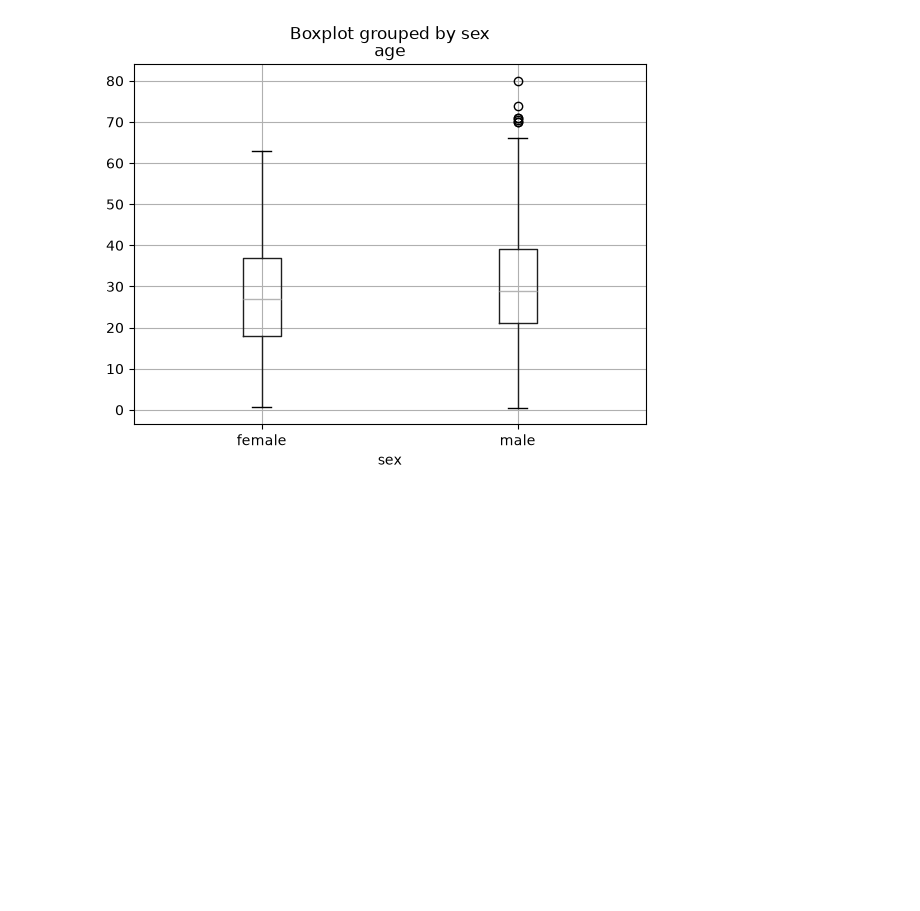
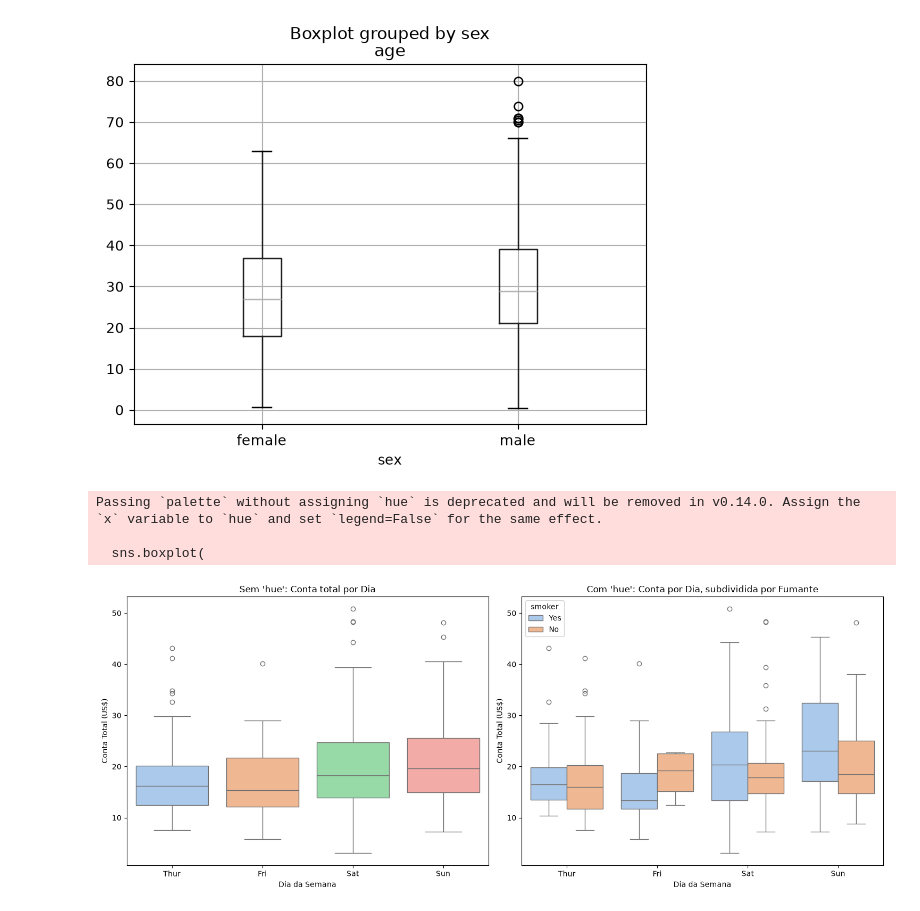
Before and after one commit to meloluvert/xmac02-analise-dados, a Jupyter notebook: estatistica-descritiva/Aula03-media-std-boxplot.ipynb, the cells around one changed output. Cells and saved outputs as stored; diff of their text form; code cells hidden in the pictures; blank space fills up the shorter version.

```diff
--- a/estatistica-descritiva/Aula03-media-std-boxplot.ipynb
+++ b/estatistica-descritiva/Aula03-media-std-boxplot.ipynb
@@ -212,3 +212,46 @@ dataset_titanic.boxplot(column='age', by= 'sex')
 plt.show()
 # %% [output]
 [figure]
+# %%
+#EXEMPLO DE BOX PLOT COM HUE
+# 1. Carrega o dataset de exemplo embutido no Seaborn
+df = sns.load_dataset("tips")
+
+# 2. Configura a área de plotagem para ter 2 gráficos lado a lado (1 linha, 2 colunas)
+fig, axes = plt.subplots(1, 2, figsize=(15, 6))
+
+# 3. Gráfico 1: SEM hue
+# Analisa a distribuição do valor da conta (total_bill) apenas por dia (day)
+sns.boxplot(
+    data=df,
+    x="day",
+    y="total_bill",
+    ax=axes[0],
+    palette="pastel"
+)
+axes[0].set_title("Sem 'hue': Conta total por Dia")
+axes[0].set_ylabel("Conta Total (US$)")
+axes[0].set_xlabel("Dia da Semana")
+
+# 4. Gráfico 2: COM hue
+# Analisa a conta por dia (day), mas subdivide cada dia entre Fumantes e Não Fumantes (smoker)
+sns.boxplot(
+    data=df,
+    x="day",
+    y="total_bill",
+    hue="smoker", # Adiciona a subdivisão
+    ax=axes[1],
+    palette="pastel"
+)
+axes[1].set_title("Com 'hue': Conta por Dia, subdividida por Fumante")
+axes[1].set_ylabel("Conta Total (US$)")
+axes[1].set_xlabel("Dia da Semana")
+
+# Ajusta o layout para não sobrepor textos e exibe o gráfico
+plt.tight_layout()
+plt.show()
+# %% [output]
+Passing `palette` without assigning `hue` is deprecated and will be removed in v0.14.0. Assign the `x` variable to `hue` and set `legend=False` for the same effect.
+
+  sns.boxplot(
+[figure, added]
```
Also changed, not shown: parts of 1 cell of this notebook, 24 other files.
